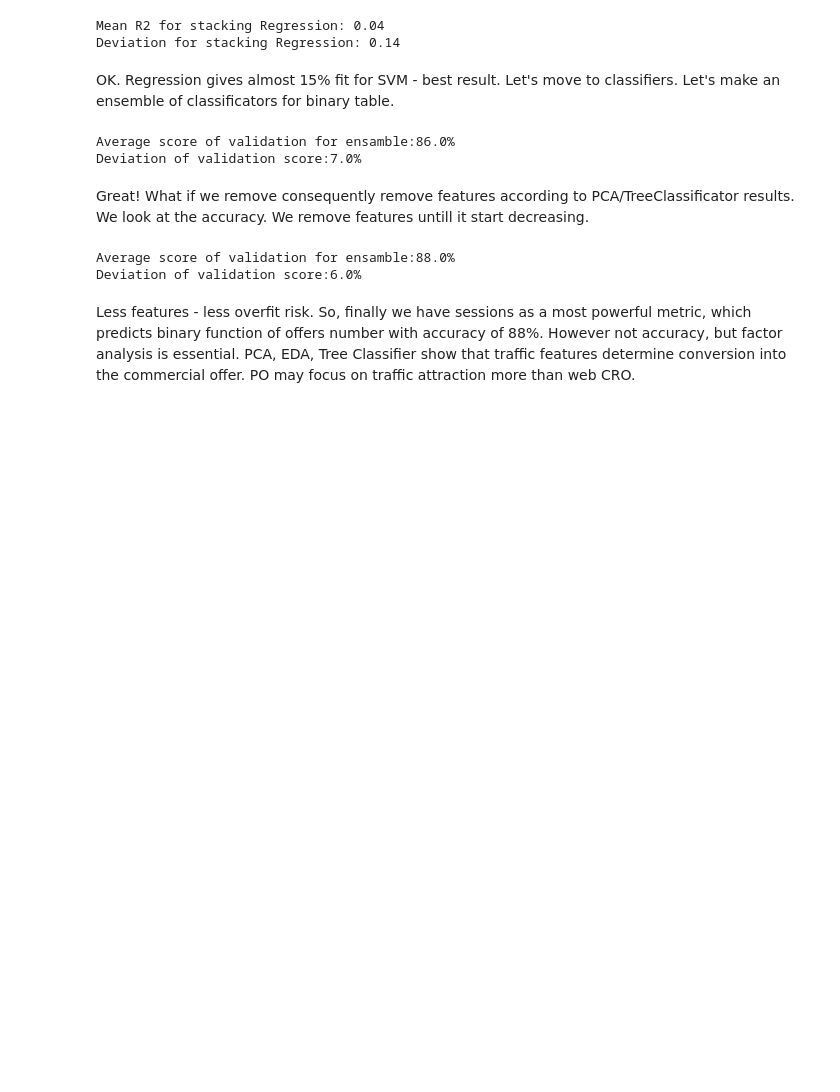
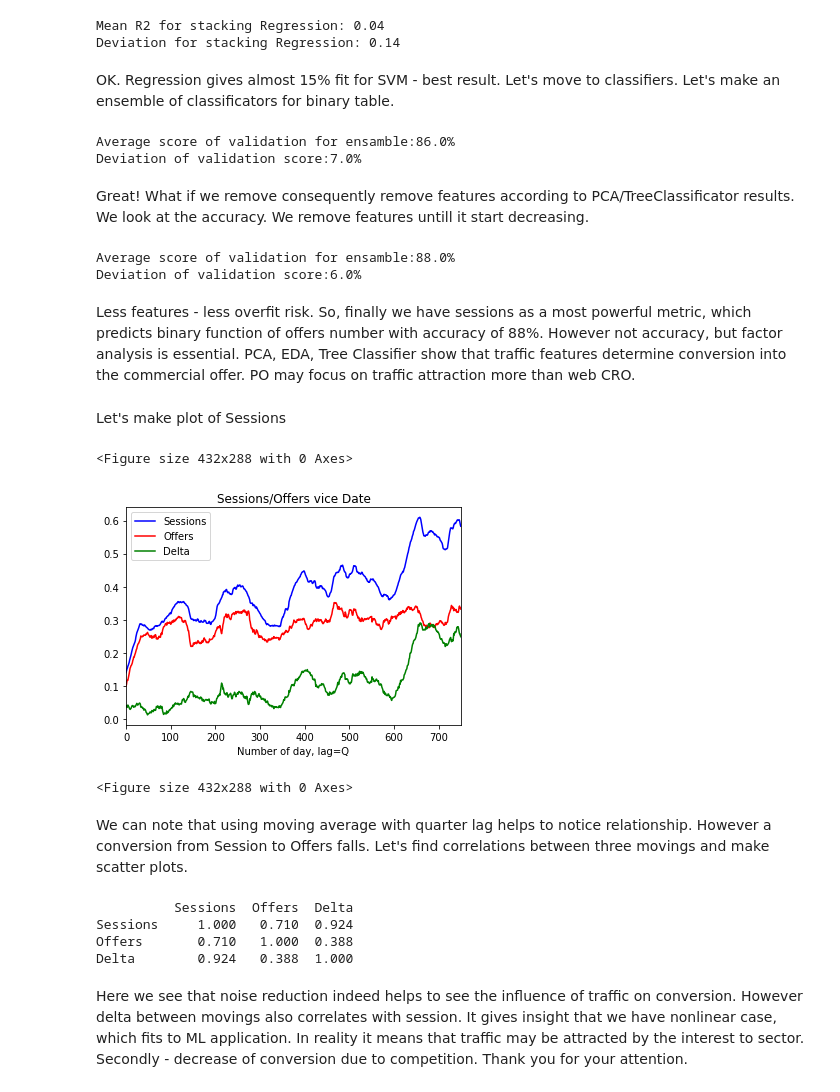
Before and after one commit to SergeyKamenshchikov/MARKETING, a Jupyter notebook: backlog_web.ipynb, the cells around one changed output. Saved outputs shown, nothing was run; the diff lists cells and outputs as text; code cells hidden in the pictures; blank space fills up the shorter version.

```diff
--- a/backlog_web.ipynb
+++ b/backlog_web.ipynb
@@ -149,6 +152,7 @@ df.drop(indexNames,inplace=True)
 indexNames=df[df['Day of week']=='Sunday'].index
 df.drop(indexNames,inplace=True)
 del df['Day of week']
+df_origin=df.copy()
 # %% [markdown]
 Compres features to (0,1) to avoid ML unstability
 # %%
@@ -343,3 +347,45 @@ Average score of validation for ensamble:88.0%
 Deviation of validation score:6.0%
 # %% [markdown]
 Less features - less overfit risk. So, finally we have sessions as a most powerful metric, which predicts binary function of offers number with accuracy of 88%. However not accuracy, but factor analysis is essential. PCA, EDA, Tree Classifier show that traffic features determine conversion into the commercial offer. PO may focus on traffic attraction more than web CRO.
+# %% [markdown]
+Let's make plot of Sessions
+# %%
+df_origin['Visits']=standart(df_origin['Visits'])
+df_origin['Offers']=standart(df_origin['Offers'])
+Sessions=list(df_origin['Visits'])
+Offers=list(df_origin['Offers'])
+x=range(len(Sessions))
+
+def movingaverage(interval, window_size):
+    window= np.ones(int(window_size))/float(window_size)
+    return np.convolve(interval, window, 'same')
+
+y_av_ses=list(movingaverage(Sessions,60))
+y_av_offers=list(movingaverage(Offers,60))
+delta=[(x-y) for x,y in zip(y_av_ses, y_av_offers)]
+
+plt.plot(x, y_av_ses,"b")
+plt.plot(x, y_av_offers,"r")
+plt.plot(x, delta,"g")
+plt.title('Sessions/Offers vice Date')
+plt.xlabel('Number of day, lag=Q')
+plt.gca().legend(('Sessions','Offers','Delta'))
+plt.xlim(0,750)
+plt.figure()
+# %% [output]
+<Figure size 432x288 with 0 Axes>
+[figure, added]
+<Figure size 432x288 with 0 Axes>
+# %% [markdown]
+We can note that using moving average with quarter lag helps to notice relationship. However a conversion from Session to Offers falls. Let's find correlations between three movings and make scatter plots.
+# %%
+d={'Sessions':y_av_ses,'Offers':y_av_offers,'Delta':delta}
+df_movings=pd.DataFrame(d)
+print(df_movings.corr())
+# %% [output]
+          Sessions  Offers  Delta
+Sessions     1.000   0.710  0.924
+Offers       0.710   1.000  0.388
+Delta        0.924   0.388  1.000
+# %% [markdown]
+Here we see that noise reduction indeed helps to see the influence of traffic on conversion. However delta between movings also correlates with session. It gives insight that we have nonlinear case, which fits to ML application. In reality it means that traffic may be attracted by the interest to sector. Secondly - decrease of conversion due to competition. Thank you for your attention.
```
Also changed, not shown: parts of 7 cells of this notebook.
